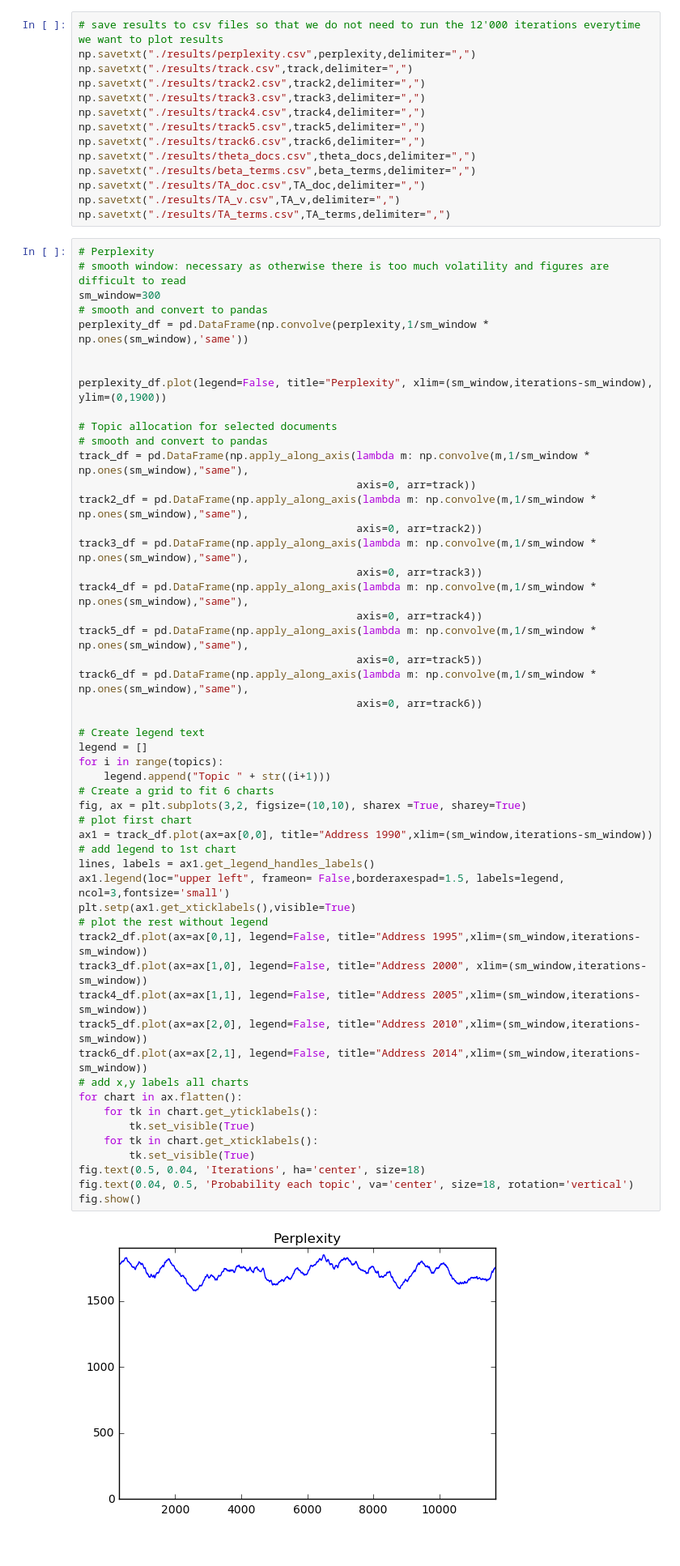
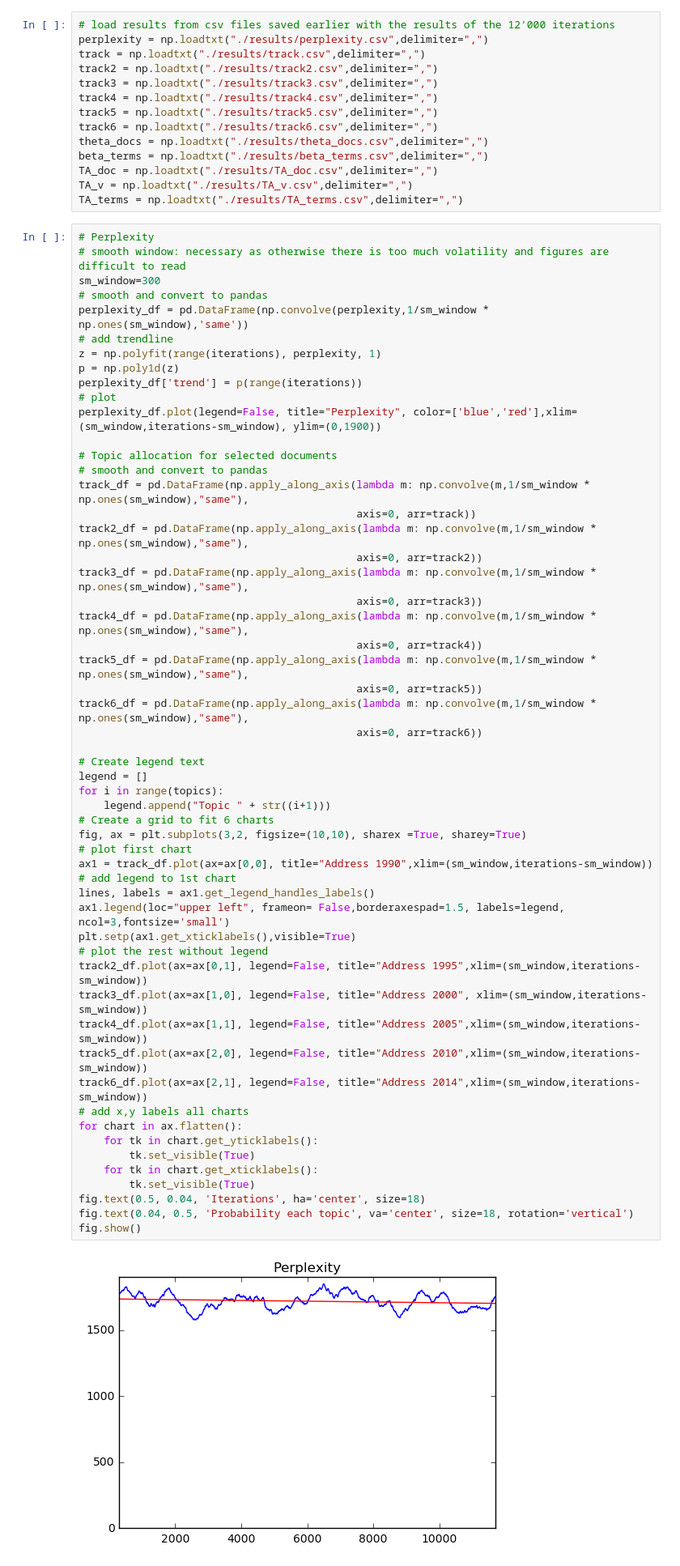
Before and after one commit to veldanie/text_mining, a Jupyter notebook: Report2.ipynb, the cells around one changed output. Shown at 81% size. Drawn from its saved outputs; the diff is of its cells as text.

```diff
--- a/Report2.ipynb
+++ b/Report2.ipynb
@@ -283,26 +303,29 @@ For instance, in the address for the year 2000 topic 3 is the one with the highe
 # %%
-# save results to csv files so that we do not need to run the 12'000 iterations everytime we want to plot results
-np.savetxt("./results/perplexity.csv",perplexity,delimiter=",")
-np.savetxt("./results/track.csv",track,delimiter=",")
-np.savetxt("./results/track2.csv",track2,delimiter=",")
-np.savetxt("./results/track3.csv",track3,delimiter=",")
-np.savetxt("./results/track4.csv",track4,delimiter=",")
-np.savetxt("./results/track5.csv",track5,delimiter=",")
-np.savetxt("./results/track6.csv",track6,delimiter=",")
-np.savetxt("./results/theta_docs.csv",theta_docs,delimiter=",")
-np.savetxt("./results/beta_terms.csv",beta_terms,delimiter=",")
-np.savetxt("./results/TA_doc.csv",TA_doc,delimiter=",")
-np.savetxt("./results/TA_v.csv",TA_v,delimiter=",")
-np.savetxt("./results/TA_terms.csv",TA_terms,delimiter=",")
+# load results from csv files saved earlier with the results of the 12'000 iterations
+perplexity = np.loadtxt("./results/perplexity.csv",delimiter=",")
+track = np.loadtxt("./results/track.csv",delimiter=",")
+track2 = np.loadtxt("./results/track2.csv",delimiter=",")
+track3 = np.loadtxt("./results/track3.csv",delimiter=",")
+track4 = np.loadtxt("./results/track4.csv",delimiter=",")
+track5 = np.loadtxt("./results/track5.csv",delimiter=",")
+track6 = np.loadtxt("./results/track6.csv",delimiter=",")
+theta_docs = np.loadtxt("./results/theta_docs.csv",delimiter=",")
+beta_terms = np.loadtxt("./results/beta_terms.csv",delimiter=",")
+TA_doc = np.loadtxt("./results/TA_doc.csv",delimiter=",")
+TA_v = np.loadtxt("./results/TA_v.csv",delimiter=",")
+TA_terms = np.loadtxt("./results/TA_terms.csv",delimiter=",")
 # %%
 # Perplexity
 # smooth window: necessary as otherwise there is too much volatility and figures are difficult to read
 sm_window=300
 # smooth and convert to pandas
 perplexity_df = pd.DataFrame(np.convolve(perplexity,1/sm_window * np.ones(sm_window),'same'))
-
-
-perplexity_df.plot(legend=False, title="Perplexity", xlim=(sm_window,iterations-sm_window), ylim=(0,1900))
+# add trendline
+z = np.polyfit(range(iterations), perplexity, 1)
+p = np.poly1d(z)
+perplexity_df['trend'] = p(range(iterations))
+# plot
+perplexity_df.plot(legend=False, title="Perplexity", color=['blue','red'],xlim=(sm_window,iterations-sm_window), ylim=(0,1900))
 
 # Topic allocation for selected documents
 # smooth and convert to pandas
@@ -320,32 +343,32 @@ track6_df = pd.DataFrame(np.apply_along_axis(lambda m: np.convolve(m,1/sm_window
                                             axis=0, arr=track6))
 
 # Create legend text
 legend = []
 for i in range(topics):
     legend.append("Topic " + str((i+1)))
 # Create a grid to fit 6 charts
 fig, ax = plt.subplots(3,2, figsize=(10,10), sharex =True, sharey=True)
 # plot first chart
 ax1 = track_df.plot(ax=ax[0,0], title="Address 1990",xlim=(sm_window,iterations-sm_window))
 # add legend to 1st chart
 lines, labels = ax1.get_legend_handles_labels()
 ax1.legend(loc="upper left", frameon= False,borderaxespad=1.5, labels=legend, ncol=3,fontsize='small')
 plt.setp(ax1.get_xticklabels(),visible=True)
 # plot the rest without legend
 track2_df.plot(ax=ax[0,1], legend=False, title="Address 1995",xlim=(sm_window,iterations-sm_window))
 track3_df.plot(ax=ax[1,0], legend=False, title="Address 2000", xlim=(sm_window,iterations-sm_window))
 track4_df.plot(ax=ax[1,1], legend=False, title="Address 2005",xlim=(sm_window,iterations-sm_window))
 track5_df.plot(ax=ax[2,0], legend=False, title="Address 2010",xlim=(sm_window,iterations-sm_window))
 track6_df.plot(ax=ax[2,1], legend=False, title="Address 2014",xlim=(sm_window,iterations-sm_window))
 # add x,y labels all charts
 for chart in ax.flatten():
     for tk in chart.get_yticklabels():
         tk.set_visible(True)
     for tk in chart.get_xticklabels():
         tk.set_visible(True)
 fig.text(0.5, 0.04, 'Iterations', ha='center', size=18)
 fig.text(0.04, 0.5, 'Probability each topic', va='center', size=18, rotation='vertical')
 fig.show()
 # %% [output]
-[figure, old version]
+[figure, new version]
 [figure]
```
Also changed, not shown: parts of 11 cells of this notebook, 1 other file.
